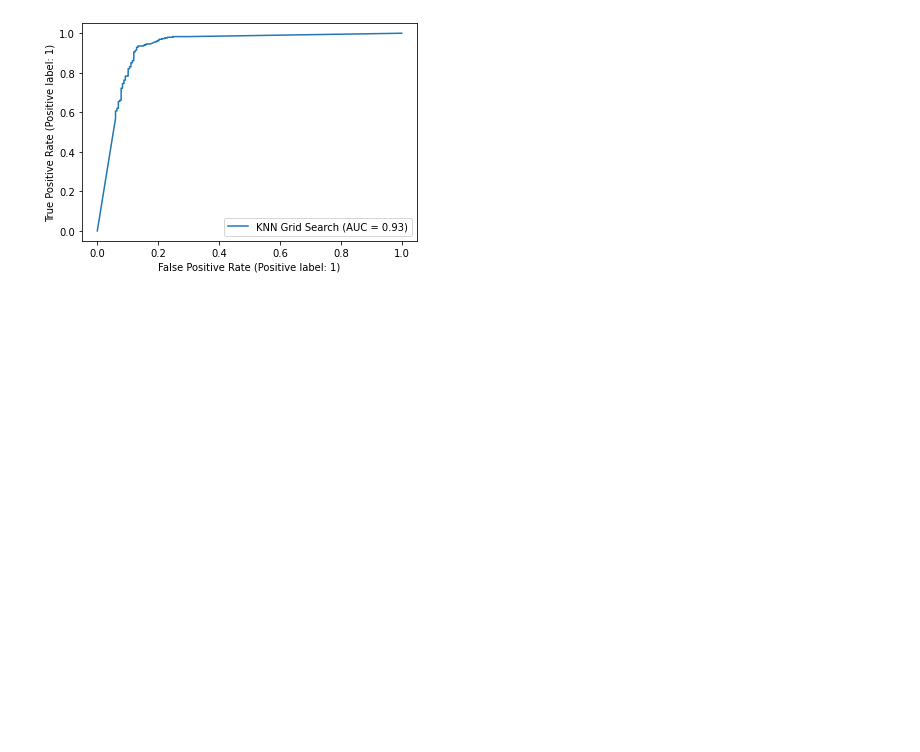
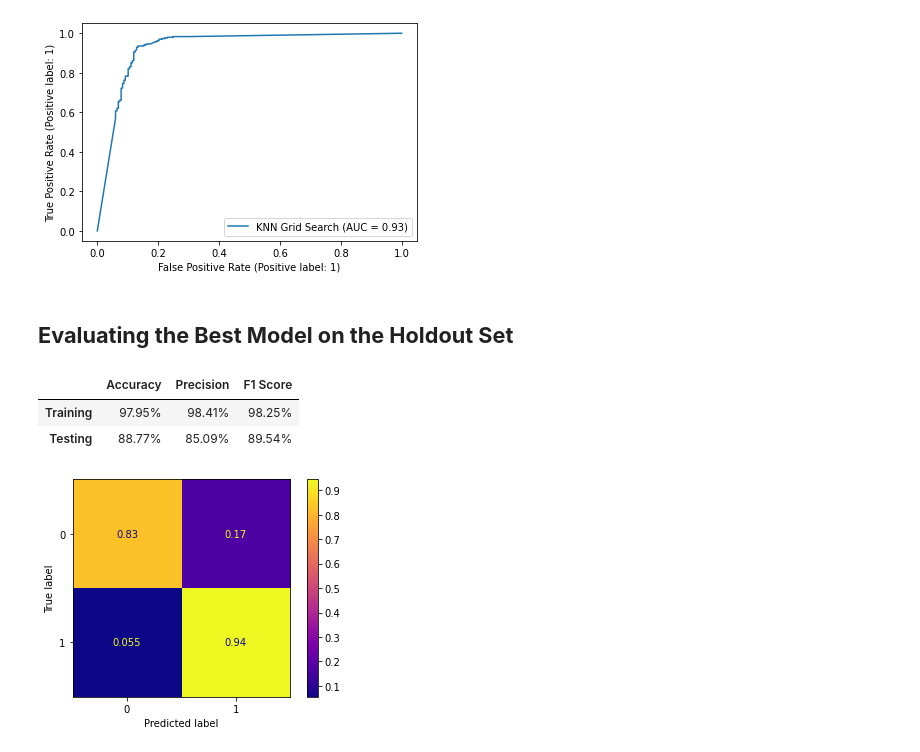
Before and after one commit to brooke57/TKR_FLT3_Drug_Discovery, a Jupyter notebook: Drug_Discovery_Modeling.ipynb, the cells around one changed output. Saved outputs shown, nothing was run; the diff lists cells and outputs as text; code cells hidden in the pictures; blank space fills up the shorter version.

```diff
--- a/Drug_Discovery_Modeling.ipynb
+++ b/Drug_Discovery_Modeling.ipynb
@@ -408,3 +501,12 @@ evaluate(knn_search, X_tr, y_tr, X_te, y_te)
 plot_roc_curve(knn_search, X_te, y_te, name='KNN Grid Search');
 # %% [output]
 [figure]
+# %% [markdown]
+## **Evaluating the Best Model on the Holdout Set**
+# %%
+evaluate(rand_output, X_tr, y_tr, X_hold, y_hold)
+# %% [output]
+|  | Accuracy | Precision | F1 Score |
+| Training | 97.95% | 98.41% | 98.25% |
+| Testing | 88.77% | 85.09% | 89.54% |
+[figure, added]
```
Also changed, not shown: parts of 40 cells of this notebook.
